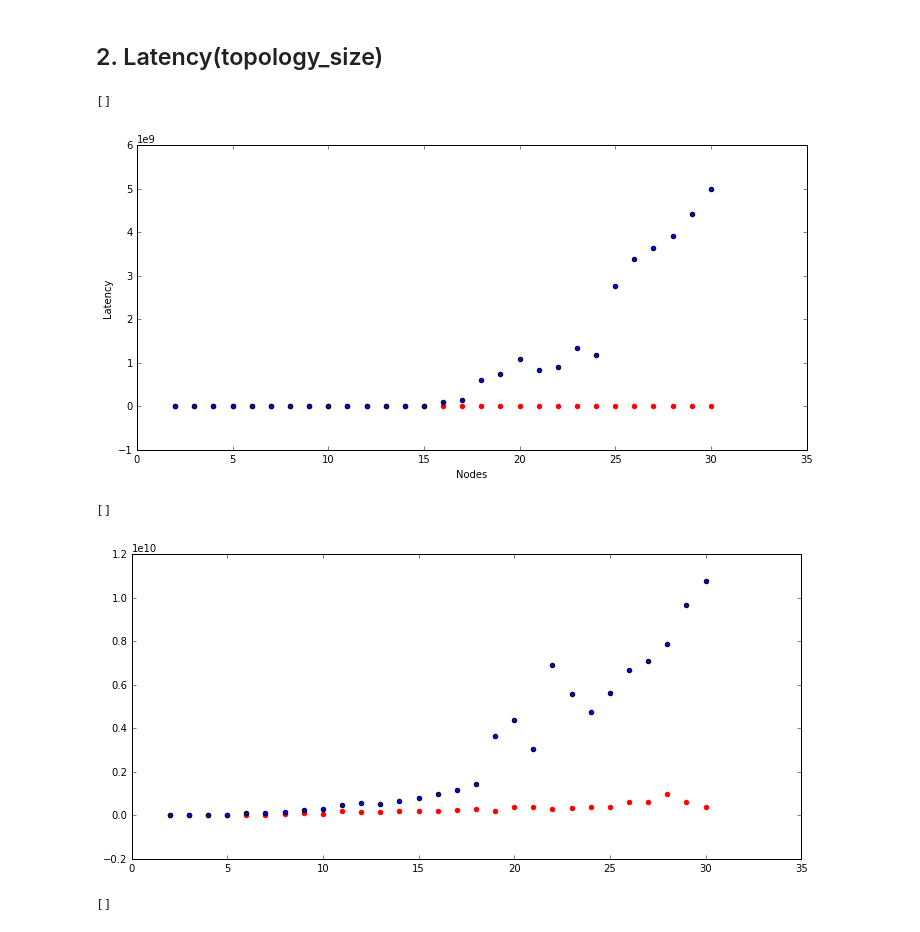
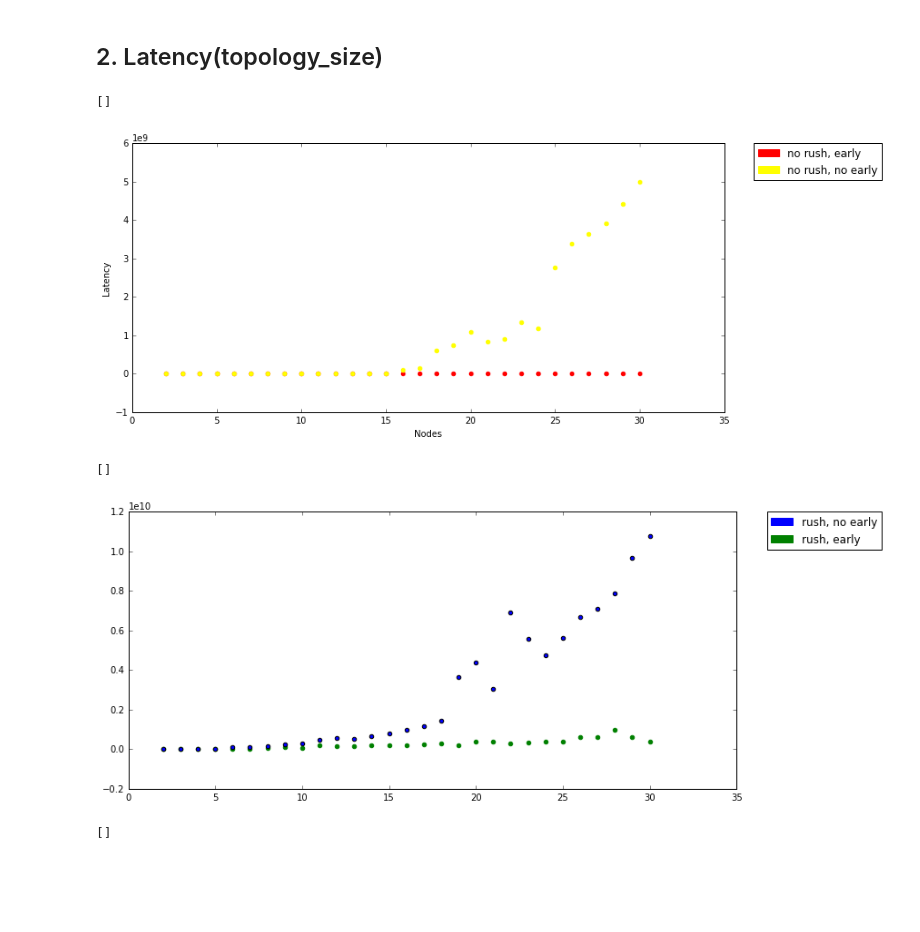
Before and after one commit to mrGlebao/TokenRing, a Jupyter notebook: research/MetaNotebookProcess.ipynb, the cells around one changed output. Cells and saved outputs as stored; diff of their text form; code cells hidden in the pictures; blank space fills up the shorter version.

```diff
--- a/research/MetaNotebookProcess.ipynb
+++ b/research/MetaNotebookProcess.ipynb
@@ -176,27 +177,27 @@ plt.plot()
 # %%
 figure_for_scatter()
 plt.subplot(211)
 plt.xlabel("Nodes")
 plt.ylabel("Latency")
-plt.scatter(norush_early_1toc["top"], norush_early_1toc["rec"], color="red")
-# plt.plot()
-# plt.subplot(212)
-plt.scatter(norush_noearly_1toc["top"], norush_noearly_1toc["rec"])
+plt.scatter(norush_early_1toc["top"], norush_early_1toc["rec"]/norush_early_1toc["tok"], color="red")
+plt.scatter(norush_noearly_1toc["top"], norush_noearly_1toc["rec"]/norush_noearly_1toc["tok"] , color="yellow")
+plt.legend(bbox_to_anchor=(1.05, 1), loc=2, borderaxespad=0., handles=[ red_patch, yellow_patch])
 plt.plot()
 # %% [output]
 []
-[figure, old version]
+[figure, new version]
 # %%
 figure_for_scatter()
 plt.subplot(211)
-plt.scatter(rush_early_1toc["top"], rush_early_1toc["rec"], color="red")
-# plt.plot()
-# plt.subplot(212)
-plt.scatter(rush_noearly_1toc["top"], rush_noearly_1toc["rec"])
+plt.scatter(rush_early_1toc["top"], rush_early_1toc["rec"]/rush_early_1toc["tok"], color="green")
+
+plt.scatter(rush_noearly_1toc["top"], rush_noearly_1toc["rec"]/rush_noearly_1toc["tok"])
+plt.legend(bbox_to_anchor=(1.05, 1), loc=2, borderaxespad=0., handles=[ blue_patch, green_patch])
+
 plt.plot()
 # %% [output]
 []
-[figure, old version]
+[figure, new version]
 # %%
 figure_for_scatter()
 plt.subplot(211)
```
Also changed, not shown: parts of 10 cells of this notebook, 1 other file.
